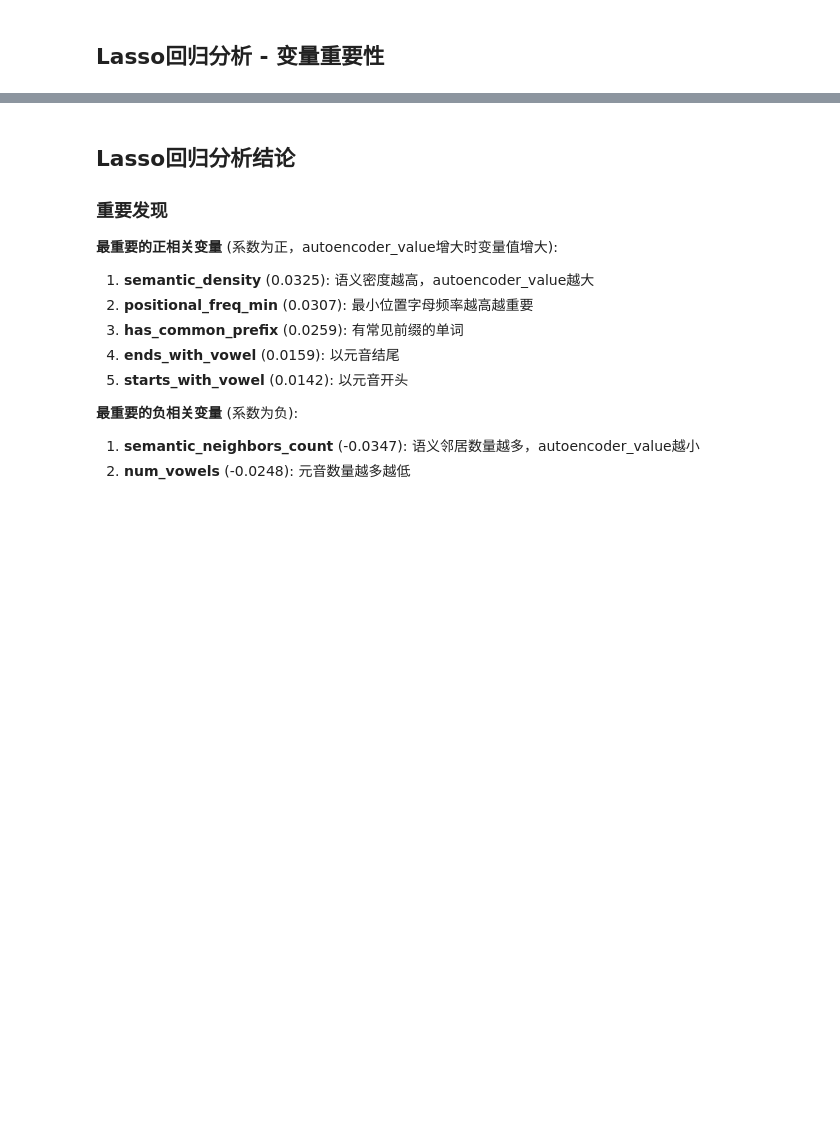
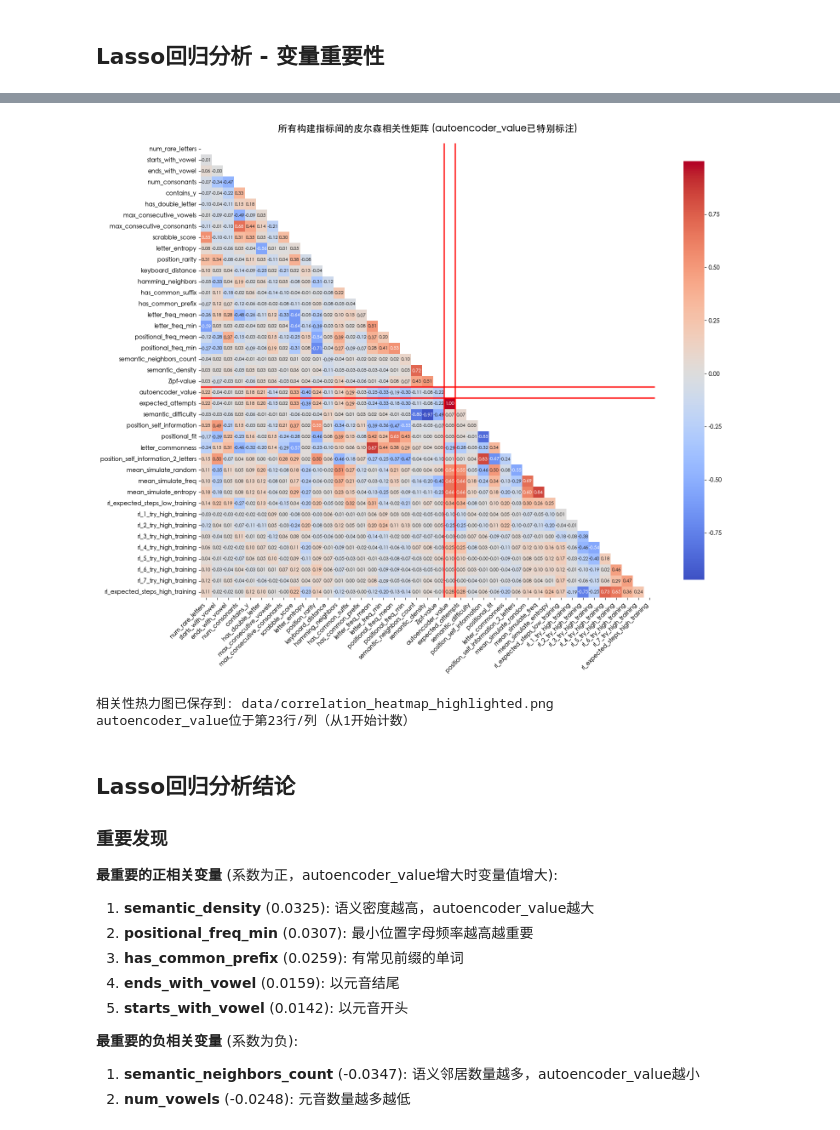
Before and after one commit to luoyiti/MCM_2023_C, a Jupyter notebook: addOn.ipynb, the cells around one changed output, grey strips where cells are left out. Drawn from its saved outputs; the diff is of its cells as text; code cells hidden in the pictures; blank space fills up the shorter version.

```diff
--- a/addOn.ipynb
+++ b/addOn.ipynb
@@ -352,33 +732,58 @@ print(correlation_matrix.iloc[:5, :5].round(3))
 # %%
 # 创建相关性热力图
 plt.figure(figsize=(16, 14))
 
 # 设置中文字体
 plt.rcParams['font.sans-serif'] = ['Arial Unicode MS', 'SimHei', 'DejaVu Sans']
 plt.rcParams['axes.unicode_minus'] = False
 
+# 找到autoencoder_value的索引位置
+autoencoder_idx = list(correlation_matrix.columns).index('autoencoder_value')
+
 # 创建热力图
 mask = np.triu(np.ones_like(correlation_matrix, dtype=bool))  # 只显示下三角
+
+# 创建自定义的颜色映射，为autoencoder_value行/列添加特殊颜色
+cmap = plt.cm.coolwarm
+
+# 绘制热力图
 sns.heatmap(correlation_matrix,
+            annot=True,
             mask=mask,
-            annot=True,
-            cmap='coolwarm',
+            cmap=cmap,
             center=0,
             square=True,
             fmt='.2f',
             cbar_kws={"shrink": 0.8},
             annot_kws={'size': 8})
 
-plt.title('所有构建指标间的皮尔森相关性矩阵', fontsize=16, pad=20)
+# 为autoencoder_value的行和列添加特殊标注
+ax = plt.gca()
+
+# 高亮autoencoder_value行（水平线）
+ax.axhline(y=autoencoder_idx + 1, color='red', linewidth=3, alpha=0.7)
+ax.axhline(y=autoencoder_idx, color='red', linewidth=3, alpha=0.7)
+
+# 高亮autoencoder_value列（垂直线）
+ax.axvline(x=autoencoder_idx + 1, color='red', linewidth=3, alpha=0.7)
+ax.axvline(x=autoencoder_idx, color='red', linewidth=3, alpha=0.7)
+
+
+plt.title('所有构建指标间的皮尔森相关性矩阵 (autoencoder_value已特别标注)', fontsize=16, pad=20)
 plt.xticks(rotation=45, ha='right')
 plt.yticks(rotation=0)
 plt.tight_layout()
 
 # 保存图片
-plt.savefig('data/correlation_heatmap.png', dpi=600, bbox_inches='tight')
+plt.savefig('data/correlation_heatmap_highlighted.png', dpi=600, bbox_inches='tight')
 plt.show()
 
-print("相关性热力图已保存到: data/correlation_heatmap.png")
+print("相关性热力图已保存到: data/correlation_heatmap_highlighted.png")
+print(f"autoencoder_value位于第{autoencoder_idx + 1}行/列（从1开始计数）")
+# %% [output]
+[figure, added]
+相关性热力图已保存到: data/correlation_heatmap_highlighted.png
+autoencoder_value位于第23行/列（从1开始计数）
 # %%
 # 找出高相关性特征对
 print("=" * 80)
```
Also changed, not shown: parts of 32 cells of this notebook, 20 other files.
